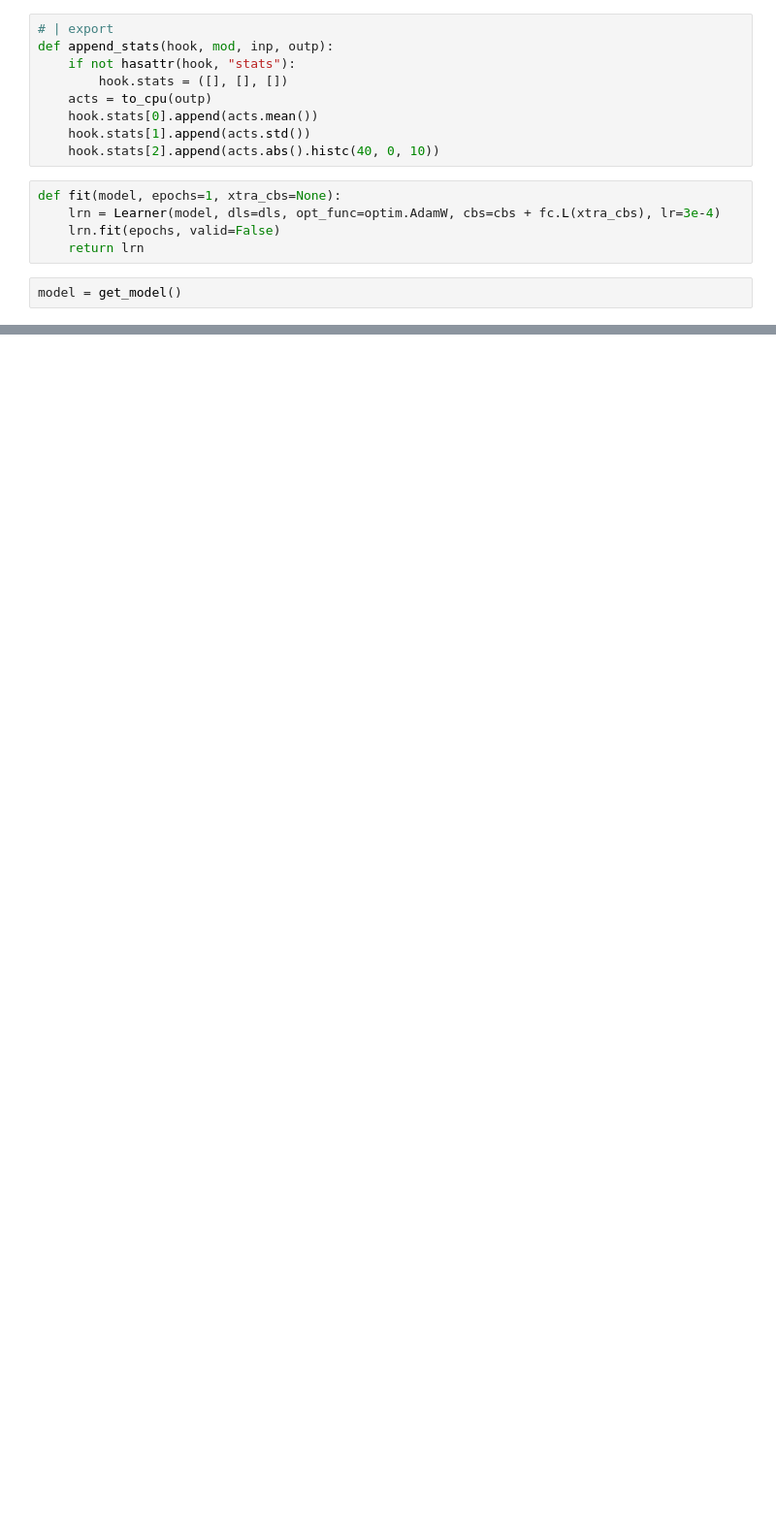
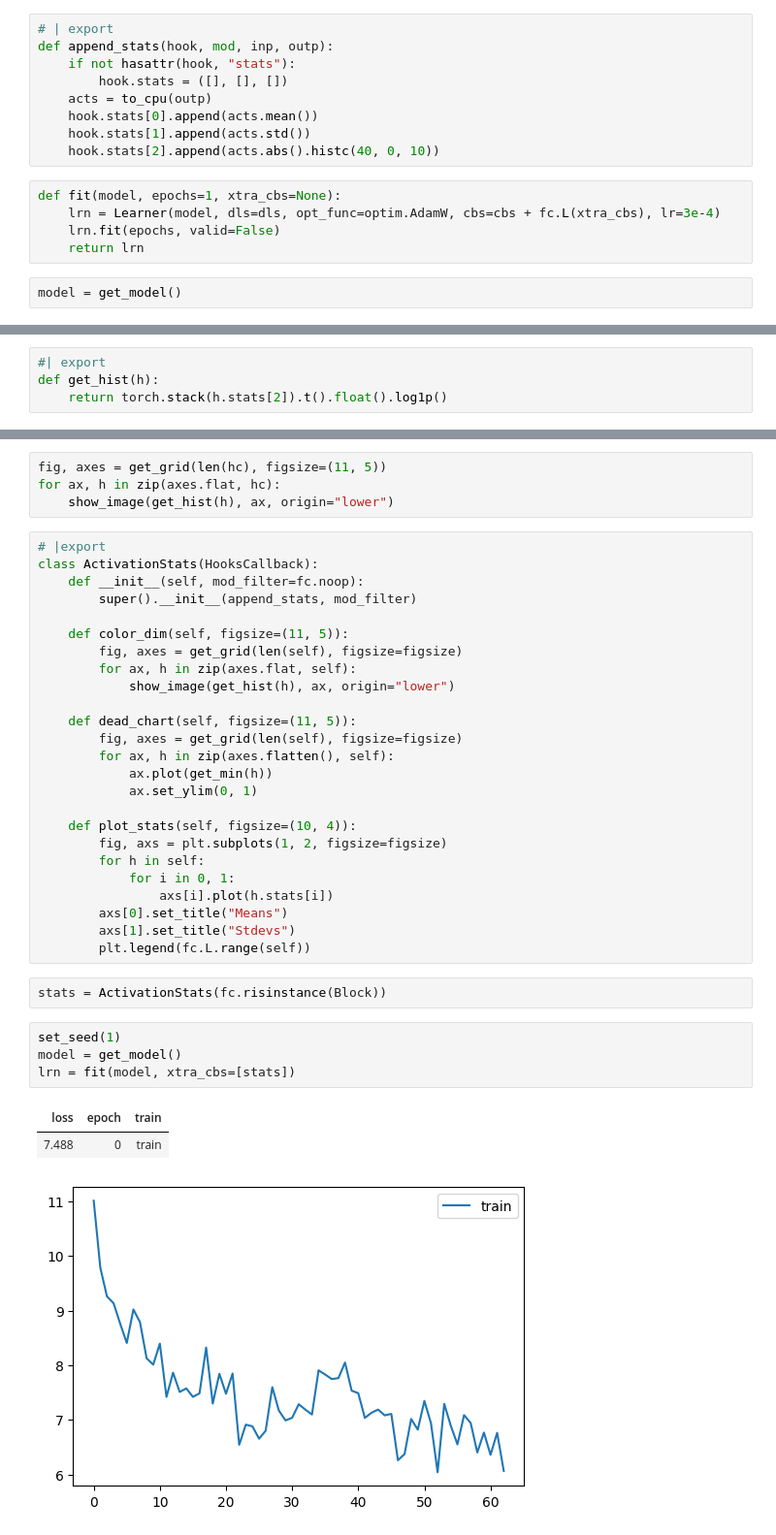
Before and after one commit to sanbaiw/fast-nanogpt, a Jupyter notebook: nbs/pt3-activition.ipynb, the cells around one changed output, grey strips where cells are left out. Shown at 97% size. Drawn from its saved outputs; the diff is of its cells as text; blank space fills up the shorter version.

Commit message:
Add statistics callback

```diff
--- a/nbs/pt3-activition.ipynb
+++ b/nbs/pt3-activition.ipynb
@@ -198,0 +186,4 @@ plt.legend(range(4))
+# %%
+#| export
+def get_hist(h):
+    return torch.stack(h.stats[2]).t().float().log1p()
@@ -198,0 +246,39 @@ plt.legend(range(4))
+# %%
+fig, axes = get_grid(len(hc), figsize=(11, 5))
+for ax, h in zip(axes.flat, hc):
+    show_image(get_hist(h), ax, origin="lower")
+# %%
+# |export
+class ActivationStats(HooksCallback):
+    def __init__(self, mod_filter=fc.noop):
+        super().__init__(append_stats, mod_filter)
+
+    def color_dim(self, figsize=(11, 5)):
+        fig, axes = get_grid(len(self), figsize=figsize)
+        for ax, h in zip(axes.flat, self):
+            show_image(get_hist(h), ax, origin="lower")
+
+    def dead_chart(self, figsize=(11, 5)):
+        fig, axes = get_grid(len(self), figsize=figsize)
+        for ax, h in zip(axes.flatten(), self):
+            ax.plot(get_min(h))
+            ax.set_ylim(0, 1)
+
+    def plot_stats(self, figsize=(10, 4)):
+        fig, axs = plt.subplots(1, 2, figsize=figsize)
+        for h in self:
+            for i in 0, 1:
+                axs[i].plot(h.stats[i])
+        axs[0].set_title("Means")
+        axs[1].set_title("Stdevs")
+        plt.legend(fc.L.range(self))
+# %%
+stats = ActivationStats(fc.risinstance(Block))
+# %%
+set_seed(1)
+model = get_model()
+lrn = fit(model, xtra_cbs=[stats])
+# %% [output]
+| loss | epoch | train |
+| 7.488 | 0 | train |
+[figure, added]
```
Also changed, not shown: parts of 13 cells of this notebook, 2 other files.
